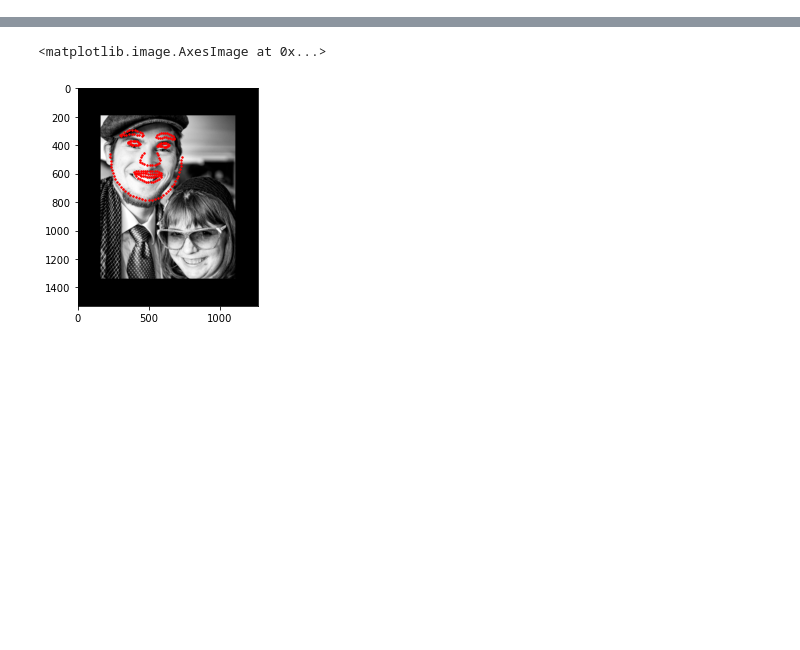
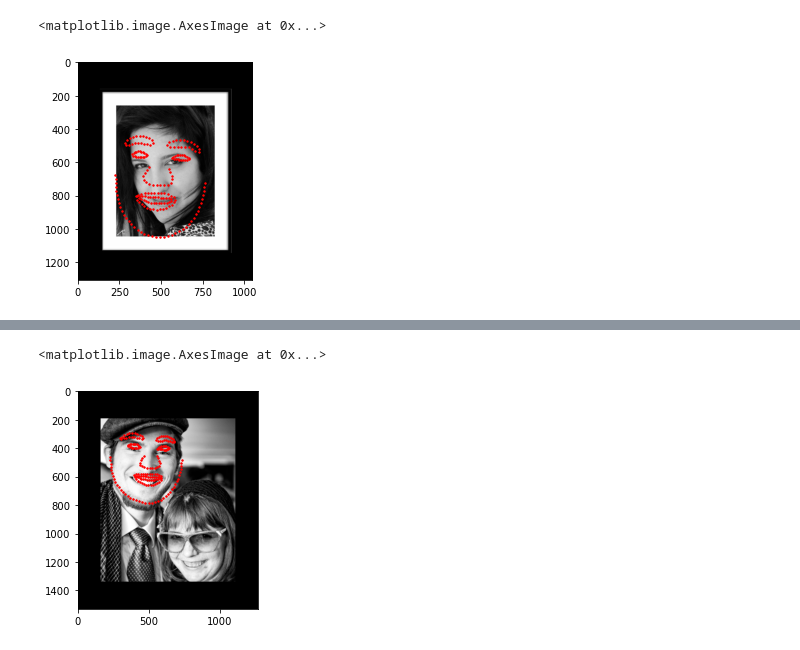
Before and after one commit to HejSumin/face_alignment, a Jupyter notebook: Predicting.ipynb, the cells around one changed output, grey strips where cells are left out. Saved outputs shown, nothing was run; the diff lists cells and outputs as text; code cells hidden in the pictures; blank space fills up the shorter version.

```diff
--- a/Predicting.ipynb
+++ b/Predicting.ipynb
@@ -73,3 +105,18 @@ features_0      = features_0 *scale_value
 S_0            += [bb[0] +  bb[2]/2,bb[1]+bb[3]/2]
 features_0     += [bb[0] +  bb[2]/2,bb[1]+bb[3]/2]
 features_0      = features_0.astype(int)
+# %%
+Shapes = []
+# %%
+f1 = features_0
+s1 = S_0
+
+
+
+for cascade_index in tqdm(range(10)):
+    cascade = np.load("run_output/run_output_model_regression_trees_cascade_"+str(cascade_index)+".npy", allow_pickle=True)
+    initial_contribution = np.load("run_output/run_output_model_f_0_matrix"+str(cascade_index)+".npy", allow_pickle=True)
+
+    f1, s1 = apply_cascade(s1, f1,test_image.astype(int), cascade, initial_contribution)
+
+    Shapes.append(s1)
@@ -76,3 +125,14 @@ features_0      = features_0.astype(int)
+# %%
+n = 2
+
+fig, ax = plt.subplots()
+#ax.add_patch(Rectangle((bb_center_x,bb_center_y), bb_w, bb_h, ec="orange", fill=None, alpha=1))
+ax.scatter(Shapes[n][:,0],Shapes[n][:,1],c='r',s=2)
+#ax.scatter(features_0[:,0],features_0[:,1],c='b',s=2)
+ax.imshow(test_image,cmap='gray')
+# %% [output]
+<matplotlib.image.AxesImage at 0x...>
+[figure, added]
 # %%
 fig, ax = plt.subplots()
 #ax.add_patch(Rectangle((bb_center_x,bb_center_y), bb_w, bb_h, ec="orange", fill=None, alpha=1))
```
Also changed, not shown: parts of 13 cells of this notebook.
